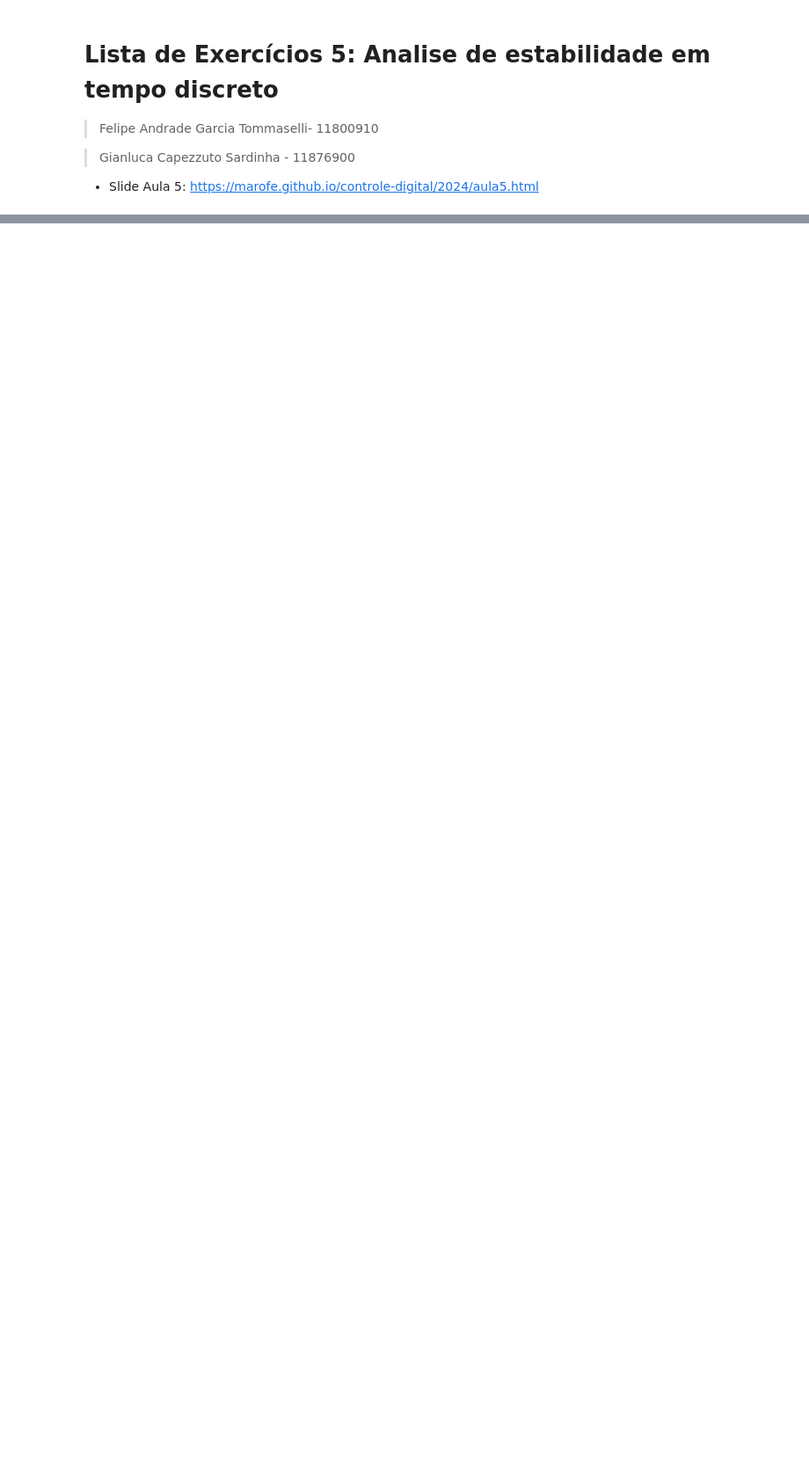
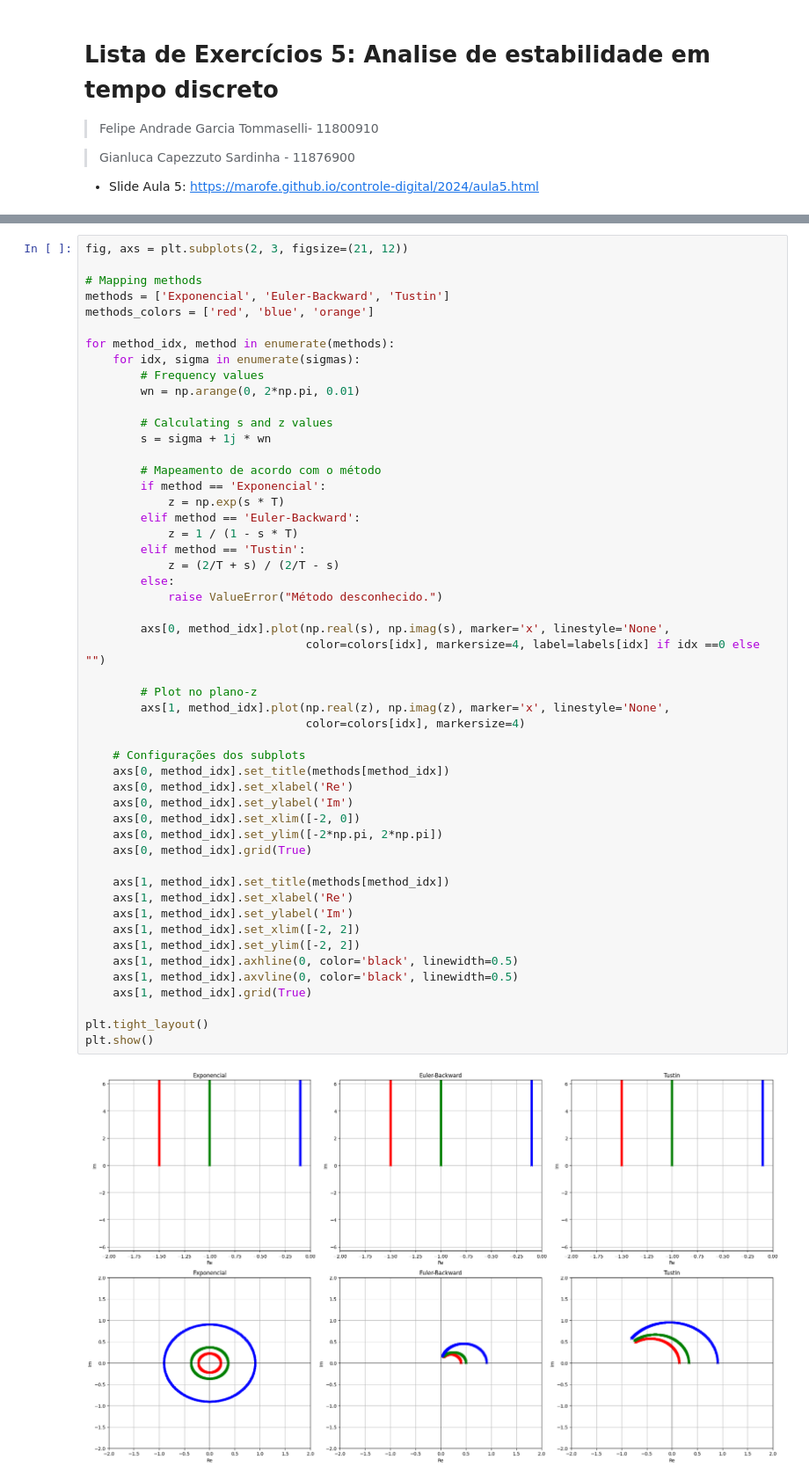
Before and after one commit to SKaiquelima/advanced-control, a Jupyter notebook: DigitalCtrl/Class5/exec5.ipynb, the cells around one changed output, grey strips where cells are left out. Shown at 88% size. Drawn from its saved outputs; the diff is of its cells as text; blank space fills up the shorter version.

```diff
--- a/DigitalCtrl/Class5/exec5.ipynb
+++ b/DigitalCtrl/Class5/exec5.ipynb
@@ -480,0 +102,53 @@ Onde \( a_1 \) e \( b_1 \) são obtidos a partir da discretização da função
+# %%
+fig, axs = plt.subplots(2, 3, figsize=(21, 12))
+
+# Mapping methods
+methods = ['Exponencial', 'Euler-Backward', 'Tustin']
+methods_colors = ['red', 'blue', 'orange']
+
+for method_idx, method in enumerate(methods):
+    for idx, sigma in enumerate(sigmas):
+        # Frequency values
+        wn = np.arange(0, 2*np.pi, 0.01)
+
+        # Calculating s and z values
+        s = sigma + 1j * wn
+
+        # Mapeamento de acordo com o método
+        if method == 'Exponencial':
+            z = np.exp(s * T)
+        elif method == 'Euler-Backward':
+            z = 1 / (1 - s * T)
+        elif method == 'Tustin':
+            z = (2/T + s) / (2/T - s)
+        else:
+            raise ValueError("Método desconhecido.")
+
+        axs[0, method_idx].plot(np.real(s), np.imag(s), marker='x', linestyle='None',
+                                color=colors[idx], markersize=4, label=labels[idx] if idx ==0 else "")
+
+        # Plot no plano-z
+        axs[1, method_idx].plot(np.real(z), np.imag(z), marker='x', linestyle='None',
+                                color=colors[idx], markersize=4)
+
+    # Configurações dos subplots
+    axs[0, method_idx].set_title(methods[method_idx])
+    axs[0, method_idx].set_xlabel('Re')
+    axs[0, method_idx].set_ylabel('Im')
+    axs[0, method_idx].set_xlim([-2, 0])
+    axs[0, method_idx].set_ylim([-2*np.pi, 2*np.pi])
+    axs[0, method_idx].grid(True)
+
+    axs[1, method_idx].set_title(methods[method_idx])
+    axs[1, method_idx].set_xlabel('Re')
+    axs[1, method_idx].set_ylabel('Im')
+    axs[1, method_idx].set_xlim([-2, 2])
+    axs[1, method_idx].set_ylim([-2, 2])
+    axs[1, method_idx].axhline(0, color='black', linewidth=0.5)
+    axs[1, method_idx].axvline(0, color='black', linewidth=0.5)
+    axs[1, method_idx].grid(True)
+
+plt.tight_layout()
+plt.show()
+# %% [output]
+[figure, added]
```
Also changed, not shown: parts of 36 cells of this notebook.
